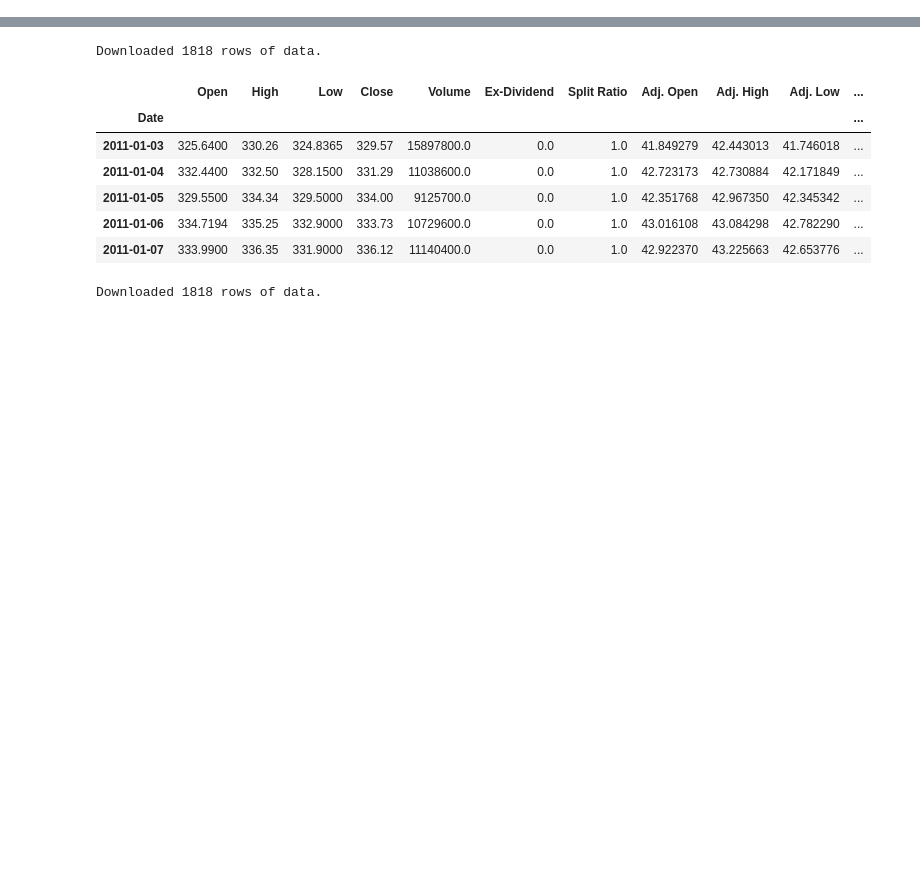
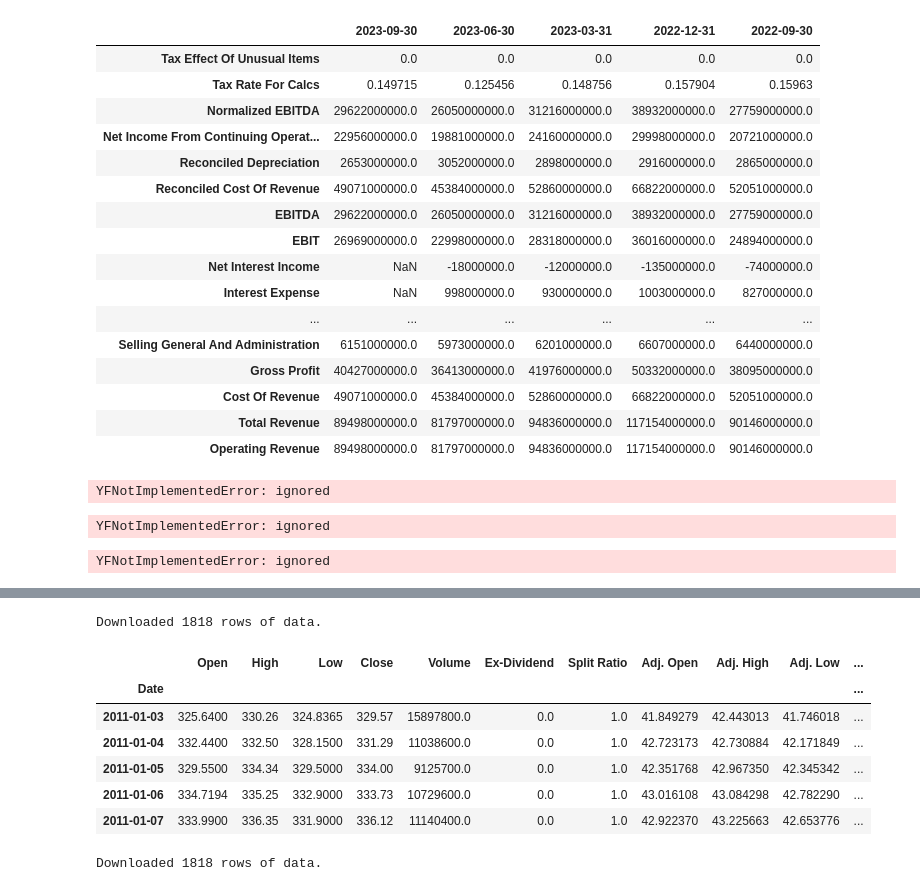
Before and after one commit to Ravindra1972/Anaytics-in-finance-using-Python, a Jupyter notebook: Python_Instruments.ipynb, the cells around one changed output, grey strips where cells are left out. Saved outputs shown, nothing was run; the diff lists cells and outputs as text; code cells hidden in the pictures; blank space fills up the shorter version.

```diff
--- a/Python_Instruments.ipynb
+++ b/Python_Instruments.ipynb
@@ -34,3 +119,39 @@ import nasdaqdatalink
+# %%
+# show quarterly financials
+aapl_data.quarterly_financials
+# %% [output]
+|  | 2023-09-30 | 2023-06-30 | 2023-03-31 | 2022-12-31 | 2022-09-30 |
+| Tax Effect Of Unusual Items | 0.0 | 0.0 | 0.0 | 0.0 | 0.0 |
+| Tax Rate For Calcs | 0.149715 | 0.125456 | 0.148756 | 0.157904 | 0.15963 |
+| Normalized EBITDA | 29622000000.0 | 26050000000.0 | 31216000000.0 | 38932000000.0 | 27759000000.0 |
+| Net Income From Continuing Operat... | 22956000000.0 | 19881000000.0 | 24160000000.0 | 29998000000.0 | 20721000000.0 |
+| Reconciled Depreciation | 2653000000.0 | 3052000000.0 | 2898000000.0 | 2916000000.0 | 2865000000.0 |
+| Reconciled Cost Of Revenue | 49071000000.0 | 45384000000.0 | 52860000000.0 | 66822000000.0 | 52051000000.0 |
+| EBITDA | 29622000000.0 | 26050000000.0 | 31216000000.0 | 38932000000.0 | 27759000000.0 |
+| EBIT | 26969000000.0 | 22998000000.0 | 28318000000.0 | 36016000000.0 | 24894000000.0 |
+| Net Interest Income | NaN | -18000000.0 | -12000000.0 | -135000000.0 | -74000000.0 |
+| Interest Expense | NaN | 998000000.0 | 930000000.0 | 1003000000.0 | 827000000.0 |
+| ... | ... | ... | ... | ... | ... |
+| Selling General And Administration | 6151000000.0 | 5973000000.0 | 6201000000.0 | 6607000000.0 | 6440000000.0 |
+| Gross Profit | 40427000000.0 | 36413000000.0 | 41976000000.0 | 50332000000.0 | 38095000000.0 |
+| Cost Of Revenue | 49071000000.0 | 45384000000.0 | 52860000000.0 | 66822000000.0 | 52051000000.0 |
+| Total Revenue | 89498000000.0 | 81797000000.0 | 94836000000.0 | 117154000000.0 | 90146000000.0 |
+| Operating Revenue | 89498000000.0 | 81797000000.0 | 94836000000.0 | 117154000000.0 | 90146000000.0 |
+# %%
+# show earnings
+aapl_data.earnings
+# %% [output]
+YFNotImplementedError: ignored
+# %%
+# show quarterly earnings
+aapl_data.quarterly_earnings
+# %% [output]
+YFNotImplementedError: ignored
+# %%
+# show upcoming events, such as earnings
+aapl_data.calendar
+# %% [output]
+YFNotImplementedError: ignored
 # %%
 pip install nasdaq-data-link
 # %% [output]
```
Also changed, not shown: parts of 53 cells of this notebook.
